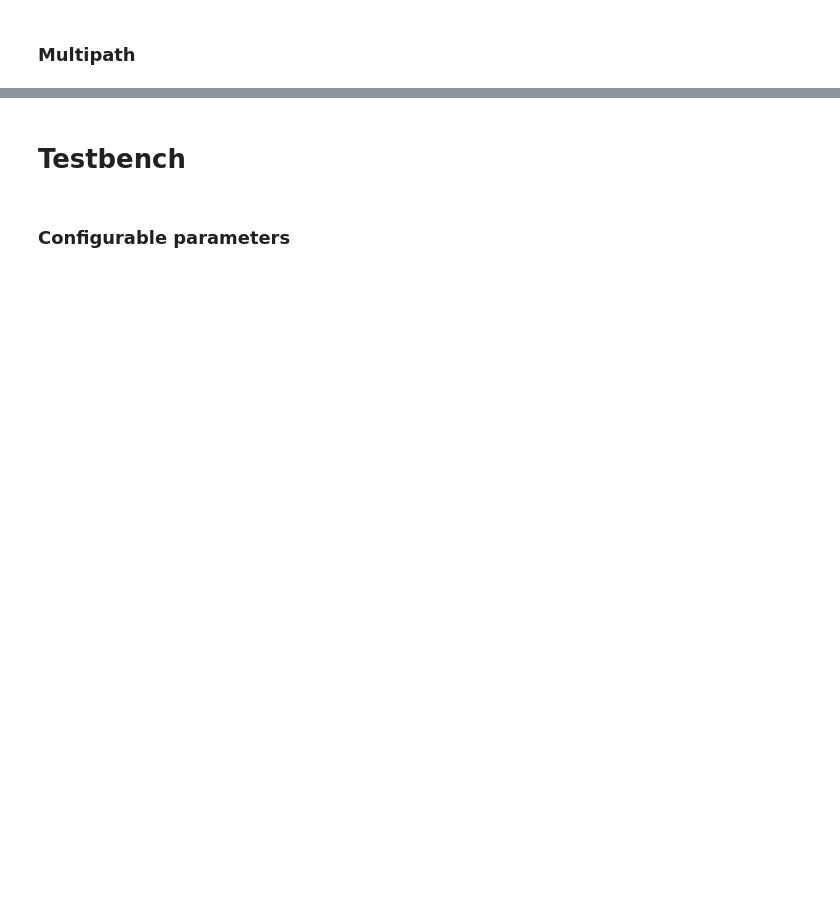
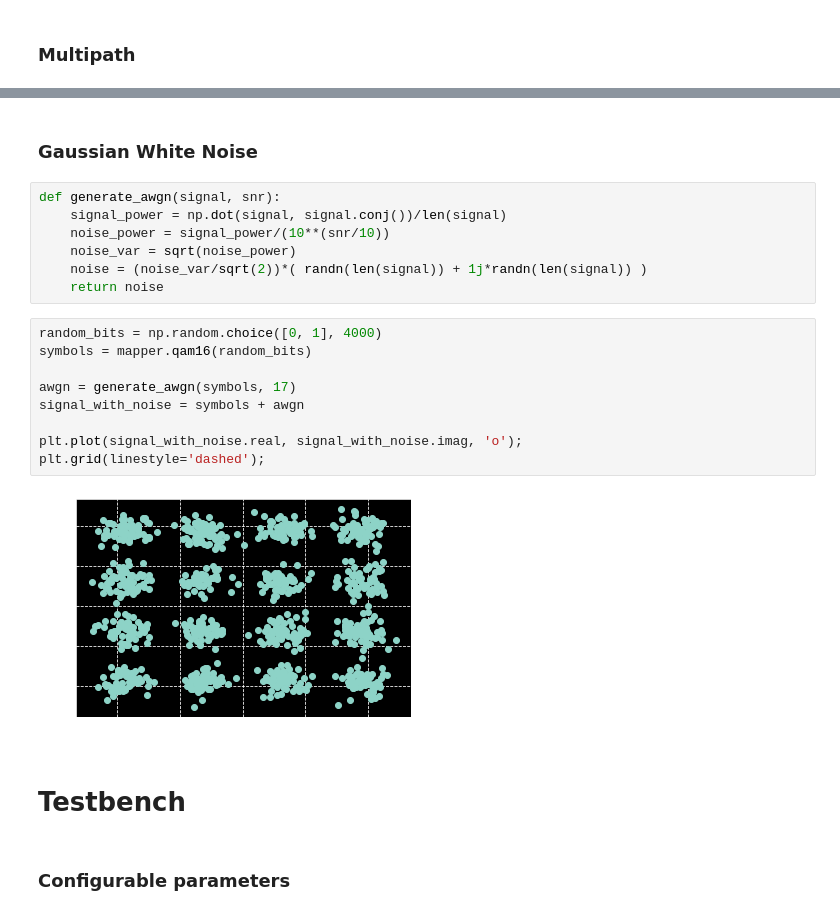
Before and after one commit to mohantyk/dsp_in_comm, a Jupyter notebook: chap5.ipynb, the cells around one changed output, grey strips where cells are left out. Saved outputs shown, nothing was run; the diff lists cells and outputs as text; blank space fills up the shorter version.

```diff
--- a/chap5.ipynb
+++ b/chap5.ipynb
@@ -181,3 +182,23 @@ plt.legend();
+# %% [markdown]
+### Gaussian White Noise
+# %%
+def generate_awgn(signal, snr):
+    signal_power = np.dot(signal, signal.conj())/len(signal)
+    noise_power = signal_power/(10**(snr/10))
+    noise_var = sqrt(noise_power)
+    noise = (noise_var/sqrt(2))*( randn(len(signal)) + 1j*randn(len(signal)) )
+    return noise
+# %%
+random_bits = np.random.choice([0, 1], 4000)
+symbols = mapper.qam16(random_bits)
+
+awgn = generate_awgn(symbols, 17)
+signal_with_noise = symbols + awgn
+
+plt.plot(signal_with_noise.real, signal_with_noise.imag, 'o');
+plt.grid(linestyle='dashed');
+# %% [output]
+[figure, added]
 # %% [markdown]
 # Testbench
 # %% [markdown]
```
Also changed, not shown: parts of 15 cells of this notebook.
